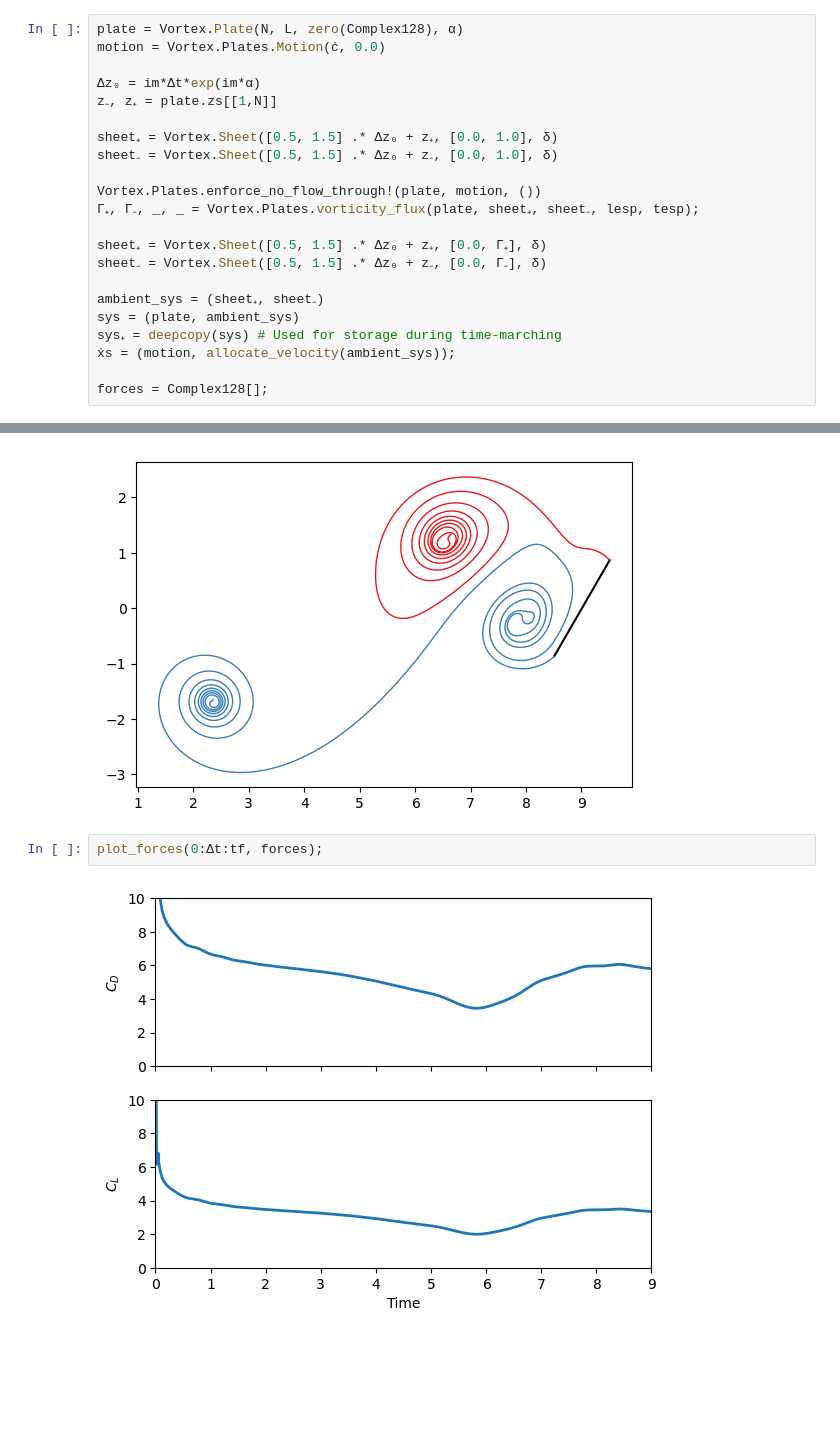
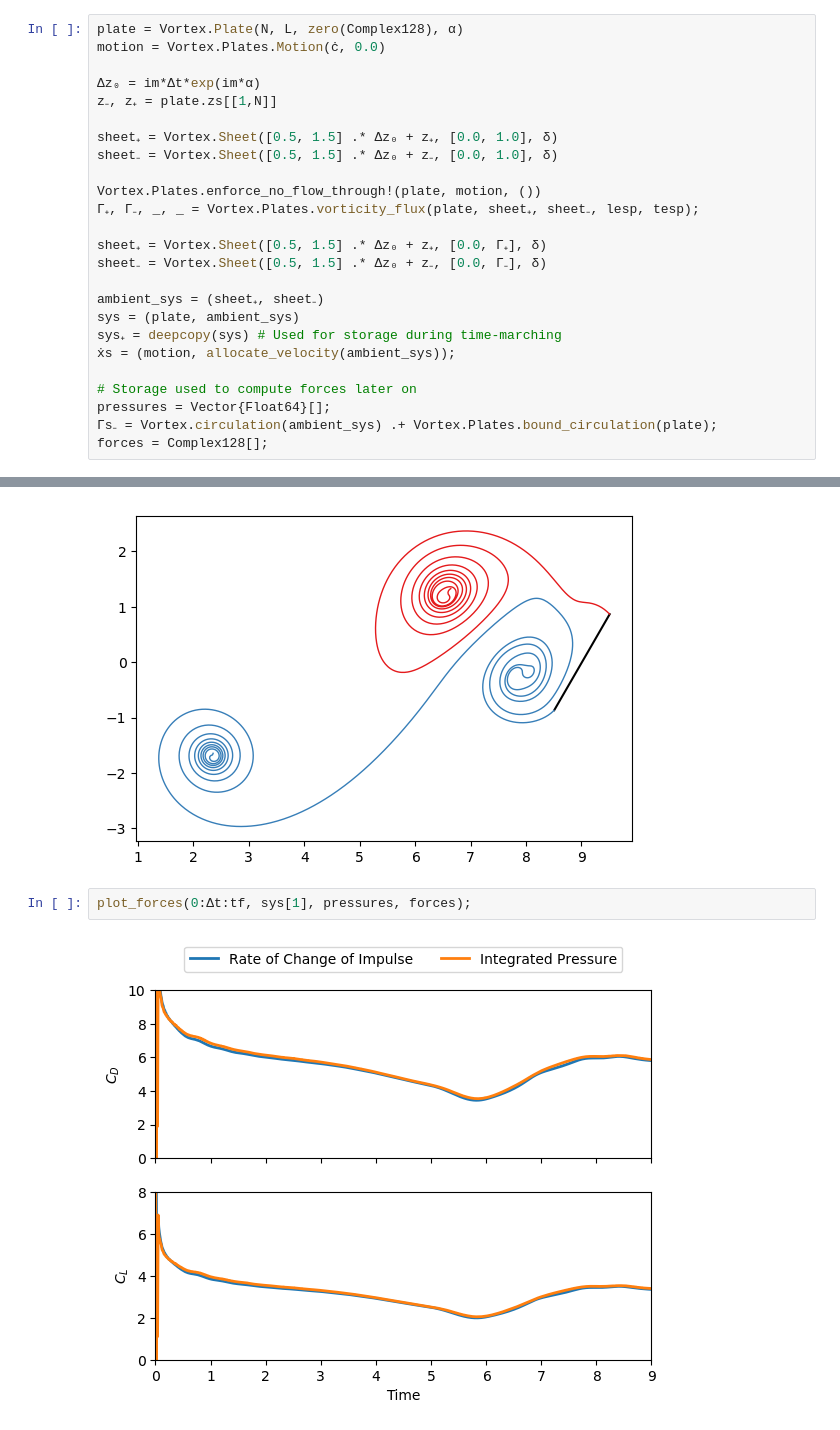
Before and after one commit to darwindarak/PotentialFlow.jl, a Jupyter notebook: examples/Translating Plate - 60°.ipynb, the cells around one changed output, grey strips where cells are left out. Cells and saved outputs as stored; diff of their text form; blank space fills up the shorter version.

Commit message:
test: add surface pressure calculation back to one of the examples

```diff
--- a/examples/Translating Plate - 60°.ipynb
+++ b/examples/Translating Plate - 60°.ipynb
@@ -114,6 +123,9 @@ sys = (plate, ambient_sys)
 sys₊ = deepcopy(sys) # Used for storage during time-marching
 ẋs = (motion, allocate_velocity(ambient_sys));
 
+# Storage used to compute forces later on
+pressures = Vector{Float64}[];
+Γs₋ = Vortex.circulation(ambient_sys) .+ Vortex.Plates.bound_circulation(plate);
 forces = Complex128[];
 # %% [markdown]
 ### Forward-Euler
@@ -147,6 +162,6 @@ plot_system(sys);
 # %% [output]
 [figure]
 # %%
-plot_forces(0:Δt:tf, forces);
+plot_forces(0:Δt:tf, sys[1], pressures, forces);
 # %% [output]
-[figure, old version]
+[figure, new version]
```
Also changed, not shown: parts of 2 cells of this notebook.
